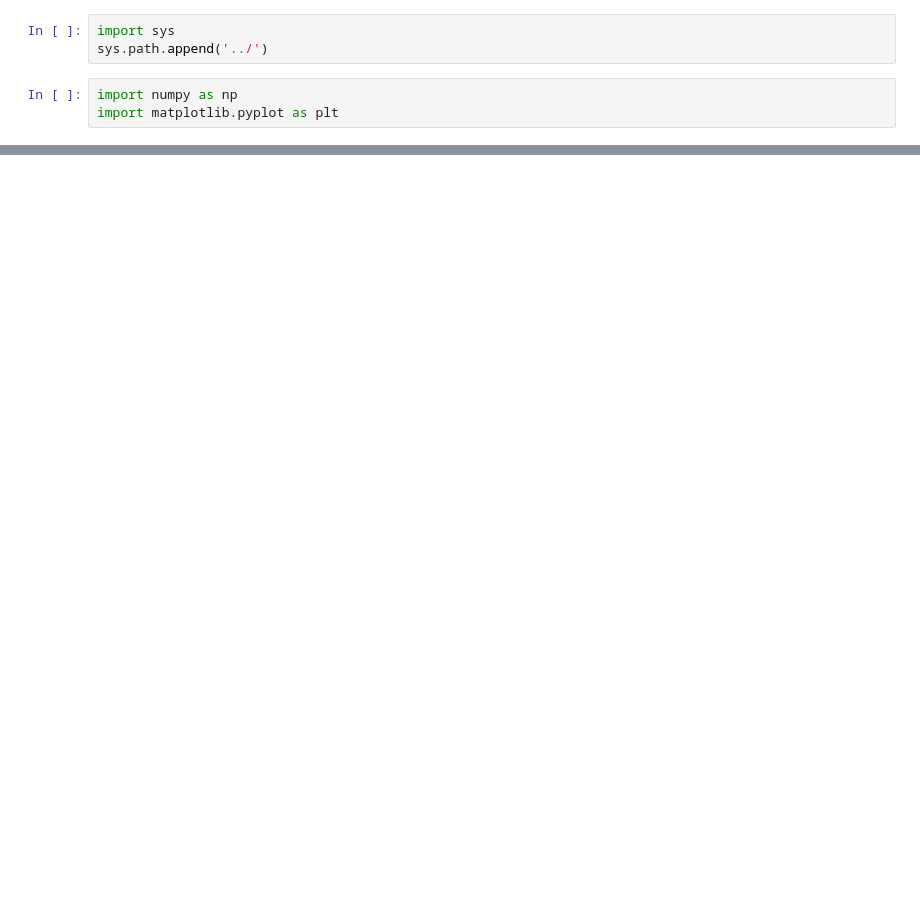
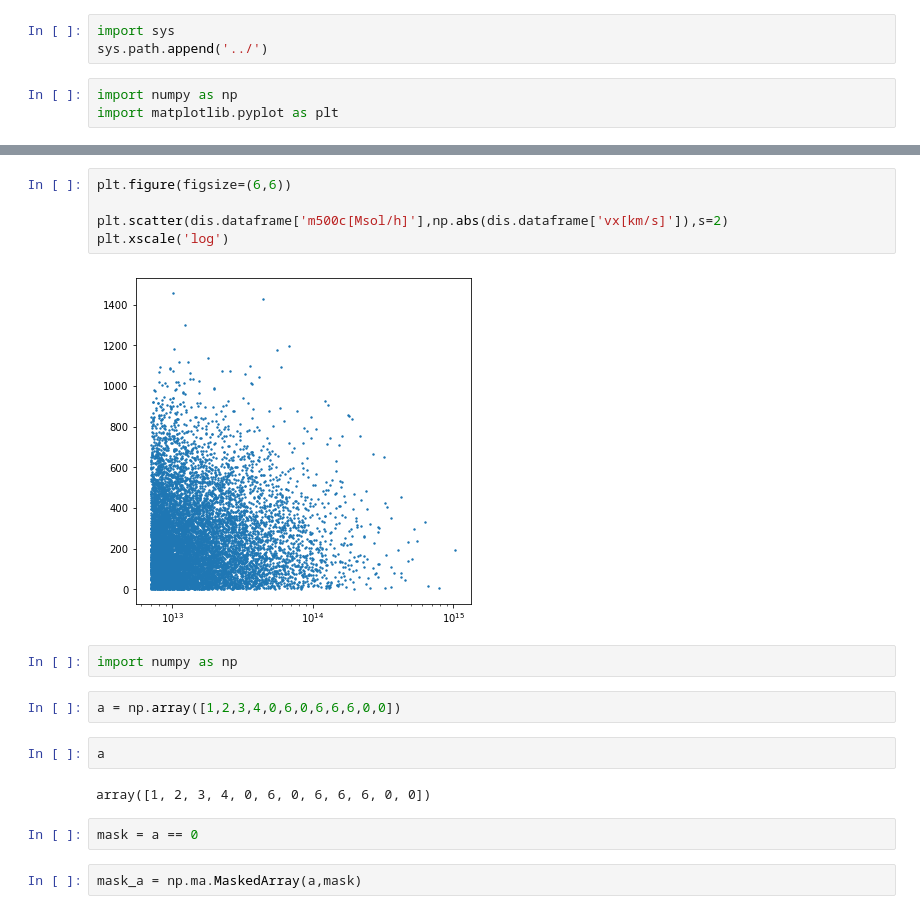
Before and after one commit to antolonappan/kSZscaler, a Jupyter notebook: Notebooks/dist.ipynb, the cells around one changed output, grey strips where cells are left out. Saved outputs shown, nothing was run; the diff lists cells and outputs as text; blank space fills up the shorter version.

```diff
--- a/Notebooks/dist.ipynb
+++ b/Notebooks/dist.ipynb
@@ -39,0 +119,19 @@ dis.dataframe
+# %%
+plt.figure(figsize=(6,6))
+
+plt.scatter(dis.dataframe['m500c[Msol/h]'],np.abs(dis.dataframe['vx[km/s]']),s=2)
+plt.xscale('log')
+# %% [output]
+[figure, added]
+# %%
+import numpy as np
+# %%
+a = np.array([1,2,3,4,0,6,0,6,6,6,0,0])
+# %%
+a
+# %% [output]
+array([1, 2, 3, 4, 0, 6, 0, 6, 6, 6, 0, 0])
+# %%
+mask = a == 0
+# %%
+mask_a = np.ma.MaskedArray(a,mask)
```
Also changed, not shown: parts of 14 cells of this notebook, 1 other file.
